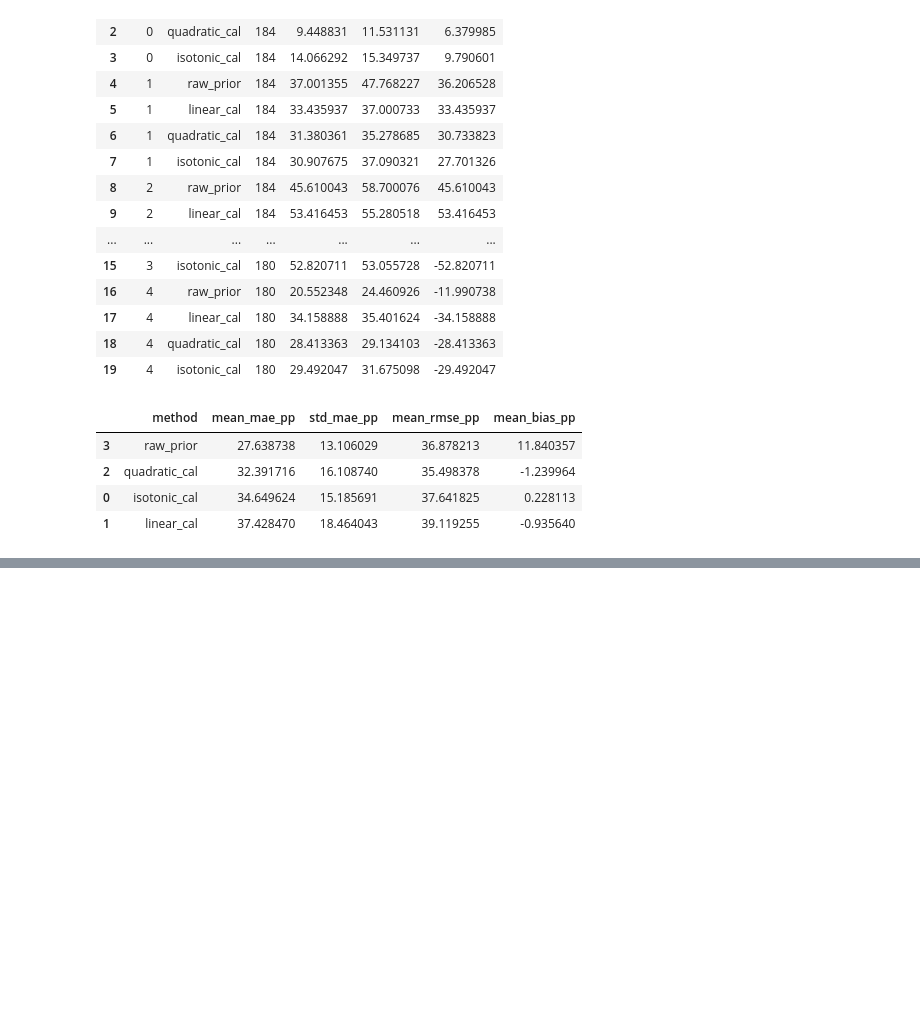
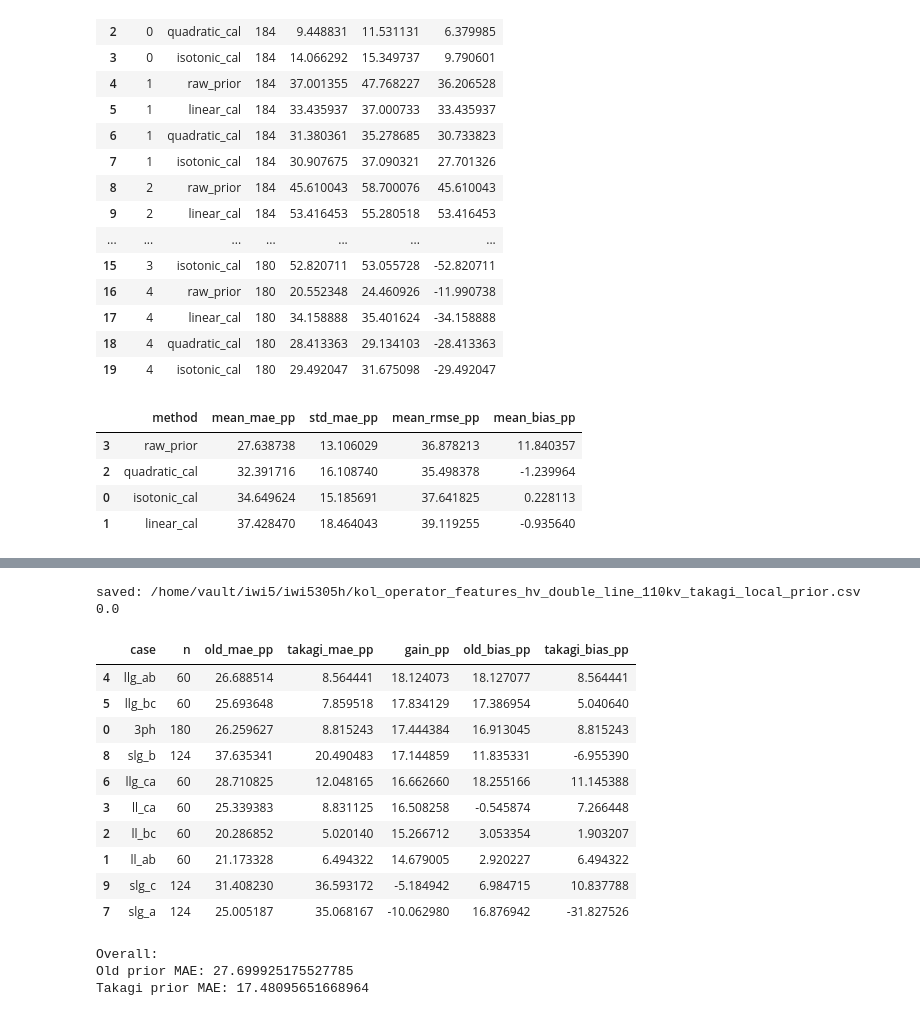
Before and after one commit to sagar-crypto/Masters_thesis_PR_LABS, a Jupyter notebook: EDA.ipynb, the cells around one changed output, grey strips where cells are left out. Drawn from its saved outputs; the diff is of its cells as text; code cells hidden in the pictures; blank space fills up the shorter version.

Commit message:
working takagi features

```diff
--- a/EDA.ipynb
+++ b/EDA.ipynb
@@ -3035,0 +3143,78 @@ display(cal_summary)
+# %%
+src = "/home/vault/iwi5/iwi5305h/kol_operator_features_hv_double_line_110kv_both_all_fault_start_i0res_seq_bothfix.csv"
+dst = "/home/vault/iwi5/iwi5305h/kol_operator_features_hv_double_line_110kv_takagi_local_prior.csv"
+
+df = pd.read_csv(src)
+
+df["d_phys_real_pct_original"] = df["d_phys_real_pct"]
+df["d_phys_real_pct"] = df["d_takagi_local_pct"]
+df["d_phys_real_strategy"] = "takagi_local"
+
+df.to_csv(dst, index=False)
+print("saved:", dst)
+print(df["d_phys_real_pct"].isna().mean())
+# %% [output]
+saved: /home/vault/iwi5/iwi5305h/kol_operator_features_hv_double_line_110kv_takagi_local_prior.csv
+0.0
+# %%
+import pandas as pd
+import numpy as np
+
+old_path = "/home/vault/iwi5/iwi5305h/kol_operator_features_hv_double_line_110kv_both_all_fault_start_i0res_seq_bothfix.csv"
+takagi_path = "/home/vault/iwi5/iwi5305h/kol_operator_features_hv_double_line_110kv_takagi_local_prior.csv"
+
+old = pd.read_csv(old_path)
+tak = pd.read_csv(takagi_path)
+
+old = old[old["y_fault_line"].astype(str) == "MainLn1-2A"].copy()
+tak = tak[tak["y_fault_line"].astype(str) == "MainLn1-2A"].copy()
+
+# Merge old and Takagi priors
+m = old[[
+    "sample_id", "window_idx", "case", "y_fault_location", "d_phys_real_pct"
+]].merge(
+    tak[["sample_id", "window_idx", "d_phys_real_pct", "d_phys_real_pct_original", "d_takagi_local_pct"]],
+    on=["sample_id", "window_idx"],
+    suffixes=("_old", "_takagi"),
+)
+
+m["old_err"] = m["d_phys_real_pct_old"] - m["y_fault_location"]
+m["takagi_err"] = m["d_phys_real_pct_takagi"] - m["y_fault_location"]
+
+m["old_abs_err"] = m["old_err"].abs()
+m["takagi_abs_err"] = m["takagi_err"].abs()
+m["takagi_gain"] = m["old_abs_err"] - m["takagi_abs_err"]
+
+summary = (
+    m.groupby("case", as_index=False)
+    .agg(
+        n=("sample_id", "count"),
+        old_mae_pp=("old_abs_err", "mean"),
+        takagi_mae_pp=("takagi_abs_err", "mean"),
+        gain_pp=("takagi_gain", "mean"),
+        old_bias_pp=("old_err", "mean"),
+        takagi_bias_pp=("takagi_err", "mean"),
+    )
+    .sort_values("gain_pp", ascending=False)
+)
+
+display(summary)
+
+print("Overall:")
+print("Old prior MAE:", m["old_abs_err"].mean())
+print("Takagi prior MAE:", m["takagi_abs_err"].mean())
+# %% [output]
+|  | case | n | old_mae_pp | takagi_mae_pp | gain_pp | old_bias_pp | takagi_bias_pp |
+| 4 | llg_ab | 60 | 26.688514 | 8.564441 | 18.124073 | 18.127077 | 8.564441 |
+| 5 | llg_bc | 60 | 25.693648 | 7.859518 | 17.834129 | 17.386954 | 5.040640 |
+| 0 | 3ph | 180 | 26.259627 | 8.815243 | 17.444384 | 16.913045 | 8.815243 |
+| 8 | slg_b | 124 | 37.635341 | 20.490483 | 17.144859 | 11.835331 | -6.955390 |
+| 6 | llg_ca | 60 | 28.710825 | 12.048165 | 16.662660 | 18.255166 | 11.145388 |
+| 3 | ll_ca | 60 | 25.339383 | 8.831125 | 16.508258 | -0.545874 | 7.266448 |
+| 2 | ll_bc | 60 | 20.286852 | 5.020140 | 15.266712 | 3.053354 | 1.903207 |
+| 1 | ll_ab | 60 | 21.173328 | 6.494322 | 14.679005 | 2.920227 | 6.494322 |
+| 9 | slg_c | 124 | 31.408230 | 36.593172 | -5.184942 | 6.984715 | 10.837788 |
+| 7 | slg_a | 124 | 25.005187 | 35.068167 | -10.062980 | 16.876942 | -31.827526 |
+Overall:
+Old prior MAE: 27.699925175527785
+Takagi prior MAE: 17.48095651668964
```
Also changed, not shown: parts of 4 cells of this notebook, 4 other files.
